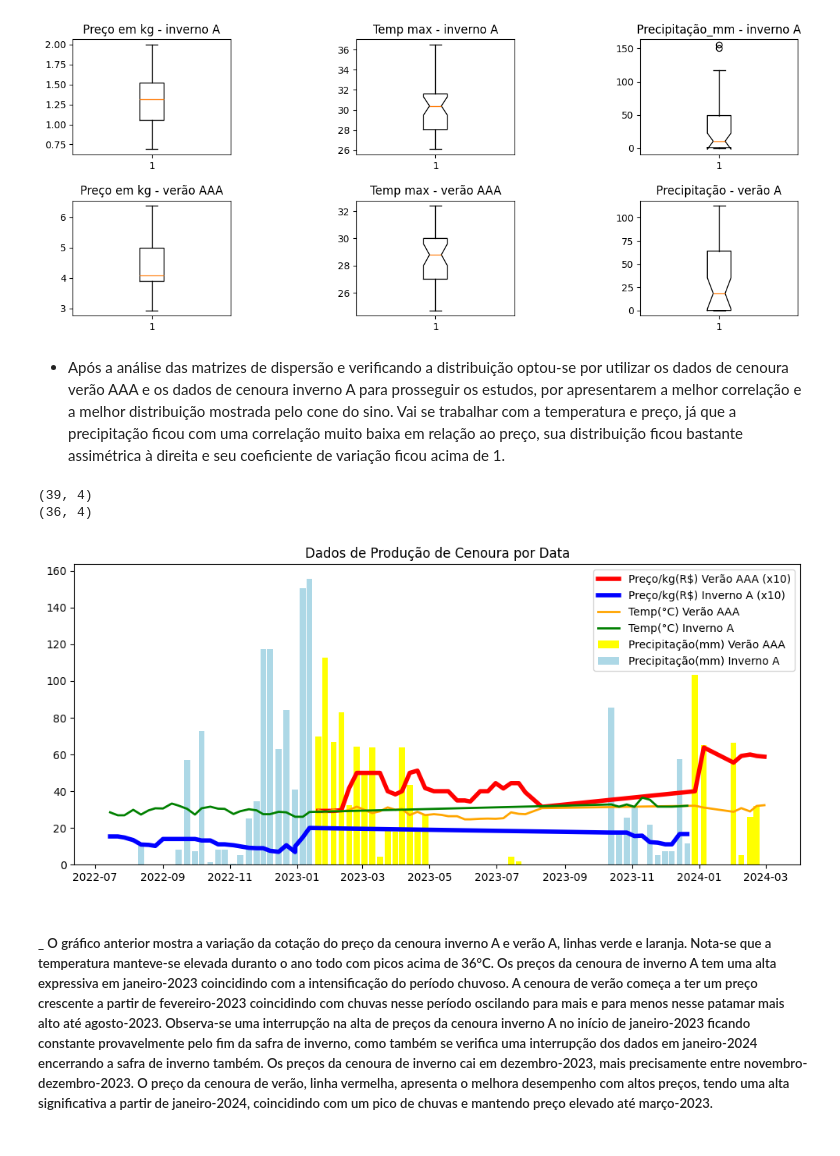
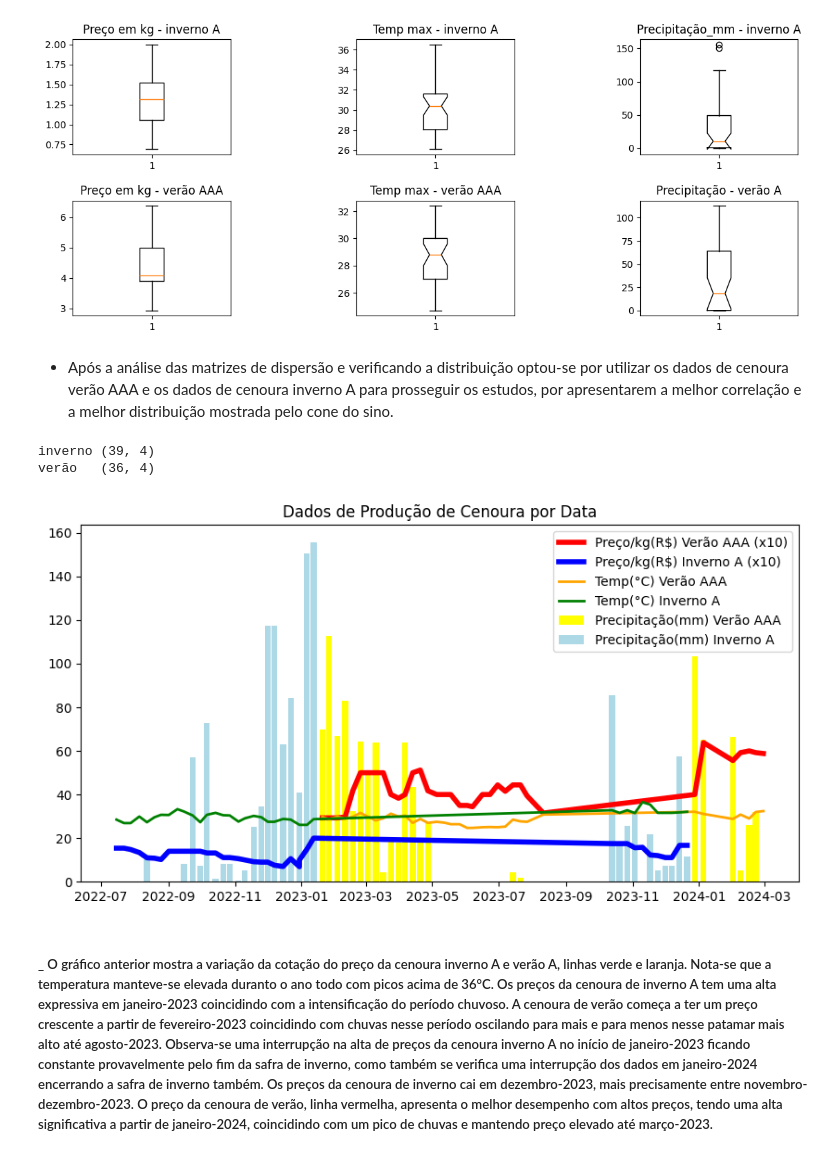
Before and after one commit to jairobernardesjunior/Prediz_preco_cenoura, a Jupyter notebook: 02 - PreçoCenoura_trata_analisa.ipynb, the cells around one changed output. Cells and saved outputs as stored; diff of their text form; code cells hidden in the pictures.

Commit message:
versão 1.2
_Ajustes na predição
_Arquivo Readme.md
_Imagem Readme.md

```diff
--- a/02 - PreçoCenoura_trata_analisa.ipynb
+++ b/02 - PreçoCenoura_trata_analisa.ipynb
@@ -432,32 +431,31 @@ plt.show()
 [figure]
 # %% [markdown]
 - Após a análise das matrizes de dispersão e verificando a distribuição optou-se por utilizar os dados de cenoura verão AAA e os dados de cenoura inverno A para prosseguir os estudos, por apresentarem a melhor correlação e a melhor
-distribuição mostrada pelo cone do sino. Vai se trabalhar com a temperatura e preço, já que a precipitação ficou com
-uma correlação muito baixa em relação ao preço, sua distribuição ficou bastante assimétrica à direita e seu coeficiente
-de variação ficou acima de 1.
+distribuição mostrada pelo cone do sino.
 # %%
-print(iax.shape)
-print(vaaax.shape)
+# verifica quantas linhas sobraram em cada dataframe
+print('inverno', iax.shape)
+print('verão  ', vaaax.shape)
 # %% [output]
-(39, 4)
-(36, 4)
+inverno (39, 4)
+verão   (36, 4)
 # %%
 # plot da cotação do preço da cenoura de verão AAA e inverno A com a variação da temperatura x10 para melhor comparar
 # a variação entre o Preço e a Temperatura
-fig,ax = plt.subplots(ncols=1,figsize=(12,5))
+fig,ax = plt.subplots(ncols=1,figsize=(10,5))
 
 plt.plot(vaaax.data_med, vaaax.Preço_kg * 10, label = "Preço/kg(R$) Verão AAA (x10)", linewidth=4, color='red')
 plt.plot(iax.data_med, iax.Preço_kg * 10, label = "Preço/kg(R$) Inverno A (x10)", linewidth=4, color='blue')
 plt.plot(vaaax.data_med, vaaax.temp_max, label = "Temp(°C) Verão AAA", linewidth=2, color='orange')
 plt.plot(iax.data_med, iax.temp_max, label = "Temp(°C) Inverno A", linewidth=2, color='green')
 
 plt.bar(vaaax.data_med, vaaax.precipitação_mm, color ='yellow', width = 5.4, label="Precipitação(mm) Verão AAA")
 plt.bar(iax.data_med, iax.precipitação_mm, color ='lightblue', width = 5.4, label="Precipitação(mm) Inverno A")
 
 plt.title('Dados de Produção de Cenoura por Data')
 plt.legend()
 plt.show()
 # %% [output]
-[figure, old version]
+[figure, new version]
 # %% [markdown]
-##### _ O gráfico anterior mostra a variação da cotação do preço da cenoura inverno A e verão A, linhas verde e laranja. Nota-se que a temperatura manteve-se elevada duranto o ano todo com picos acima de 36°C. Os preços da cenoura de inverno A tem uma alta expressiva em janeiro-2023 coincidindo com a intensificação do período chuvoso. A cenoura de verão começa a ter um preço crescente a partir de fevereiro-2023 coincidindo com chuvas nesse período oscilando para mais e para menos nesse patamar mais alto até agosto-2023. Observa-se uma interrupção na alta de preços da cenoura inverno A no início de janeiro-2023 ficando constante provavelmente pelo fim da safra de inverno, como também se verifica uma interrupção dos dados em janeiro-2024 encerrando a safra de inverno também. Os preços da cenoura de inverno cai em dezembro-2023, mais precisamente entre novembro-dezembro-2023. O preço da cenoura de verão, linha vermelha, apresenta o melhora desempenho com altos preços, tendo uma alta significativa a partir de janeiro-2024, coincidindo com um pico de chuvas e mantendo preço elevado até março-2023.
+##### _ O gráfico anterior mostra a variação da cotação do preço da cenoura inverno A e verão A, linhas verde e laranja. Nota-se que a temperatura manteve-se elevada duranto o ano todo com picos acima de 36°C. Os preços da cenoura de inverno A tem uma alta expressiva em janeiro-2023 coincidindo com a intensificação do período chuvoso. A cenoura de verão começa a ter um preço crescente a partir de fevereiro-2023 coincidindo com chuvas nesse período oscilando para mais e para menos nesse patamar mais alto até agosto-2023. Observa-se uma interrupção na alta de preços da cenoura inverno A no início de janeiro-2023 ficando constante provavelmente pelo fim da safra de inverno, como também se verifica uma interrupção dos dados em janeiro-2024 encerrando a safra de inverno também. Os preços da cenoura de inverno cai em dezembro-2023, mais precisamente entre novembro-dezembro-2023. O preço da cenoura de verão, linha vermelha, apresenta o melhor desempenho com altos preços, tendo uma alta significativa a partir de janeiro-2024, coincidindo com um pico de chuvas e mantendo preço elevado até março-2023.
```
Also changed, not shown: parts of 13 cells of this notebook, 5 other files.
